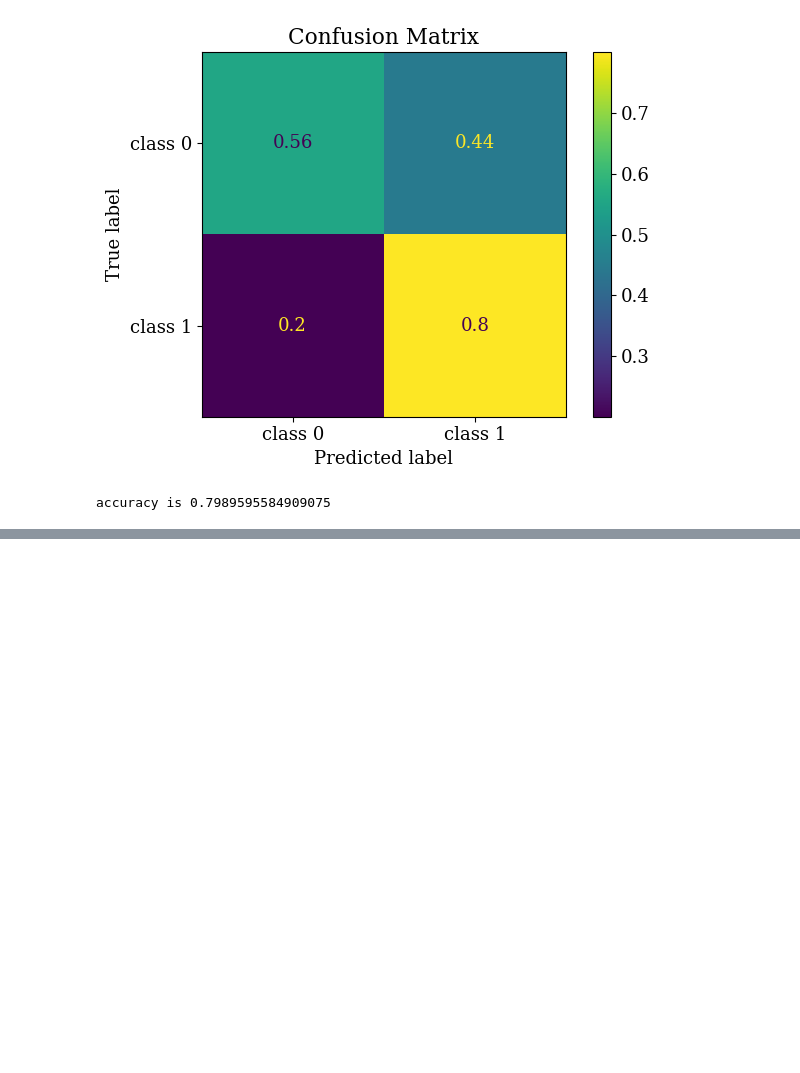
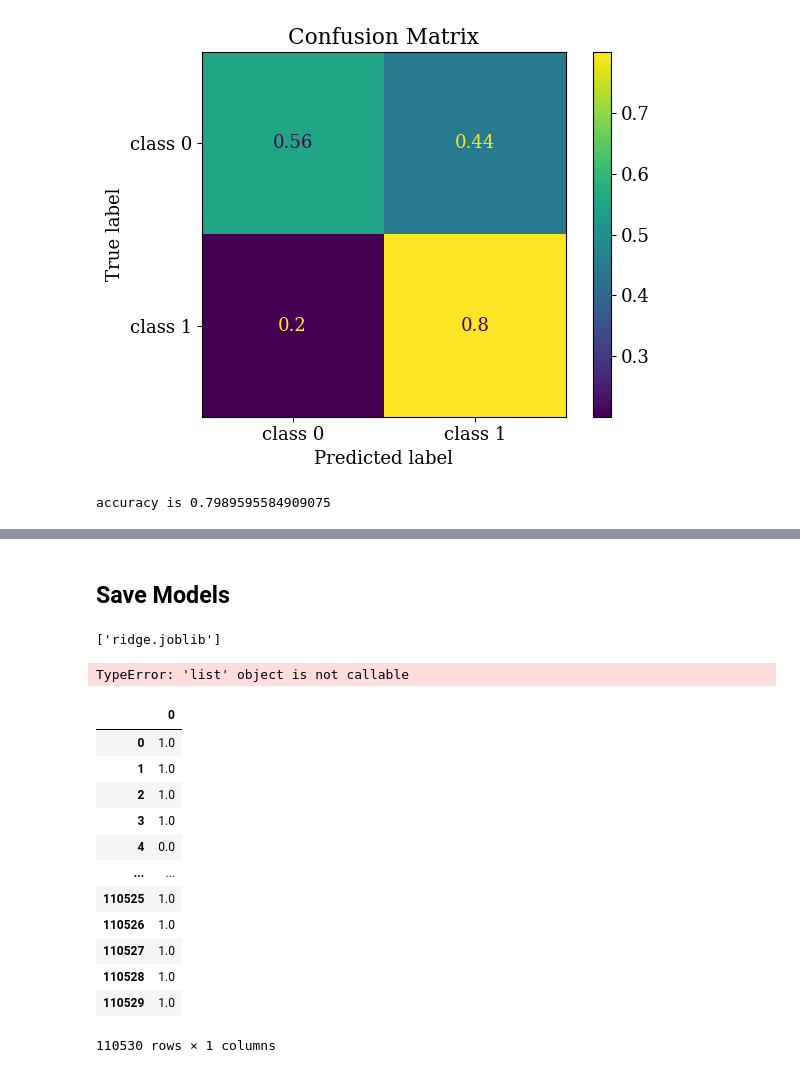
Before and after one commit to f18bc/data1030project, a Jupyter notebook: src/Final Project.ipynb, the cells around one changed output, grey strips where cells are left out. Saved outputs shown, nothing was run; the diff lists cells and outputs as text; code cells hidden in the pictures; blank space fills up the shorter version.

```diff
--- a/src/Final Project.ipynb
+++ b/src/Final Project.ipynb
@@ -1814,0 +1787,13 @@ df_result.to_csv('test_scores.csv', index = False)
+# %% [markdown]
+## Save Models
+# %%
+import joblib
+
+joblib.dump(final_models_xgboost1, "xgboost.joblib", compress=3)
+joblib.dump(final_models_knn, "knn.joblib", compress=3)
+joblib.dump(final_models_rf, "random_forest.joblib", compress=3)
+joblib.dump(final_models_en, "elastic_net.joblib", compress=3)
+joblib.dump(final_models_lasso, "lasso.joblib", compress=3)
+joblib.dump(final_models_ridge, "ridge.joblib", compress=3)
+# %% [output]
+['ridge.joblib']
@@ -1814,0 +1805,6 @@ df_result.to_csv('test_scores.csv', index = False)
+# %%
+df_xbg_pred = pd.concat([y_true, y_pred], axis=1)
+df_xbg_pred.rename(columns =['y_true', 'y_pred'])
+df_xbg_pred
+# %% [output]
+TypeError: 'list' object is not callable
@@ -1814,0 +1813,16 @@ df_result.to_csv('test_scores.csv', index = False)
+# %%
+y_true
+# %% [output]
+|  | 0 |
+| 0 | 1.0 |
+| 1 | 1.0 |
+| 2 | 1.0 |
+| 3 | 1.0 |
+| 4 | 0.0 |
+| ... | ... |
+| 110525 | 1.0 |
+| 110526 | 1.0 |
+| 110527 | 1.0 |
+| 110528 | 1.0 |
+| 110529 | 1.0 |
+110530 rows × 1 columns
```
Also changed, not shown: parts of 62 cells of this notebook, 1 other file.
